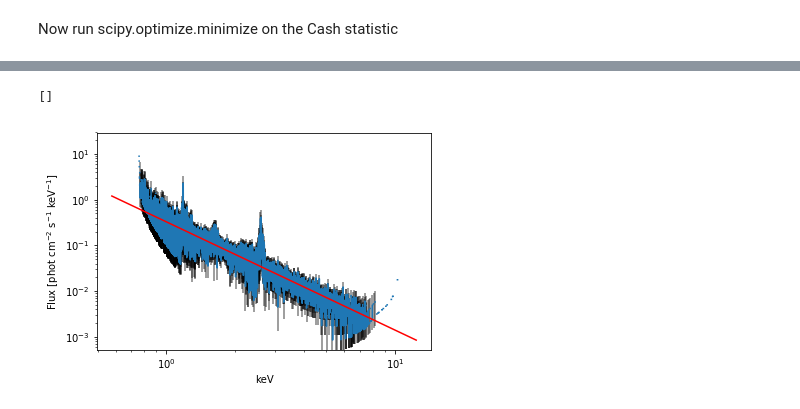
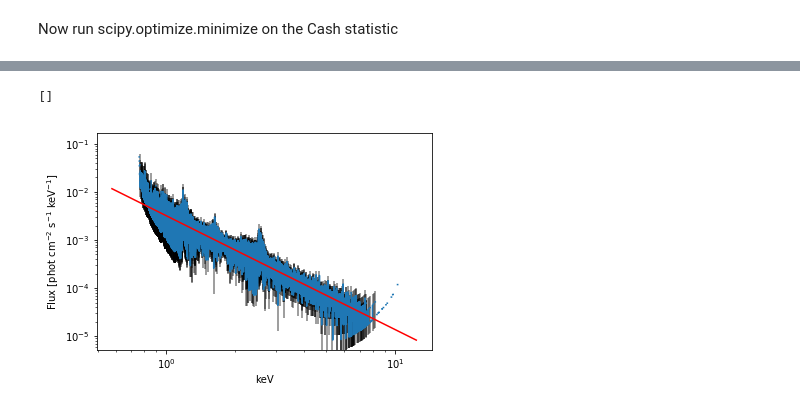
Before and after one commit to eblur/pyxsis, a Jupyter notebook: notebooks/Example1_fit_HETG_powerlaw.ipynb, the cells around one changed output, grey strips where cells are left out. Saved outputs shown, nothing was run; the diff lists cells and outputs as text; code cells hidden in the pictures.

```diff
--- a/notebooks/Example1_fit_HETG_powerlaw.ipynb
+++ b/notebooks/Example1_fit_HETG_powerlaw.ipynb
@@ -141,5 +141,5 @@ plt.loglog()
 # %%
-no_mod = np.ones(len(mrk421.arf.specresp)) * (mrk421.arf.bin_hi - mrk421.arf.bin_lo)
+no_mod = np.ones(len(mrk421.arf.specresp)) * (mrk421.arf.e_high - mrk421.arf.e_low)
 # %%
 test_mrate = mrk421.arf.apply_arf(no_mod) * mrk421.exposure * mrk421.arf.fracexpo
 test_crate = mrk421.rmf.apply_rmf(test_mrate)
@@ -217,10 +217,10 @@ ax2.set_xlim(0.5,8.0)
 # %%
-mflux_out = mrk421.model.calculate(mrk421.arf.bin_lo, mrk421.arf.bin_hi)
+mflux_out = mrk421.model.calculate(mrk421.arf.e_low, mrk421.arf.e_high)
 
 ax = plt.subplot(111)
 xpysis.plot_unfold(ax, mrk421, xunit='keV')
 xpysis.plot_model_flux(ax, mrk421, mrk421.model, xunit='keV', color='r')
 plt.loglog()
 # %% [output]
 []
-[figure, old version]
+[figure, new version]
```
Also changed, not shown: parts of 11 cells of this notebook.
